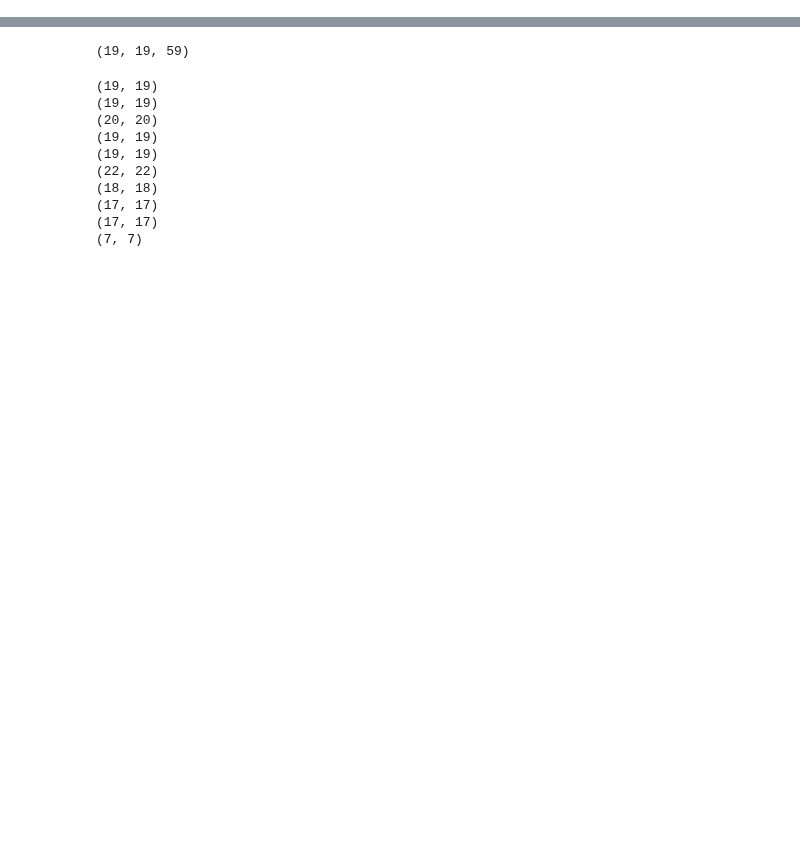
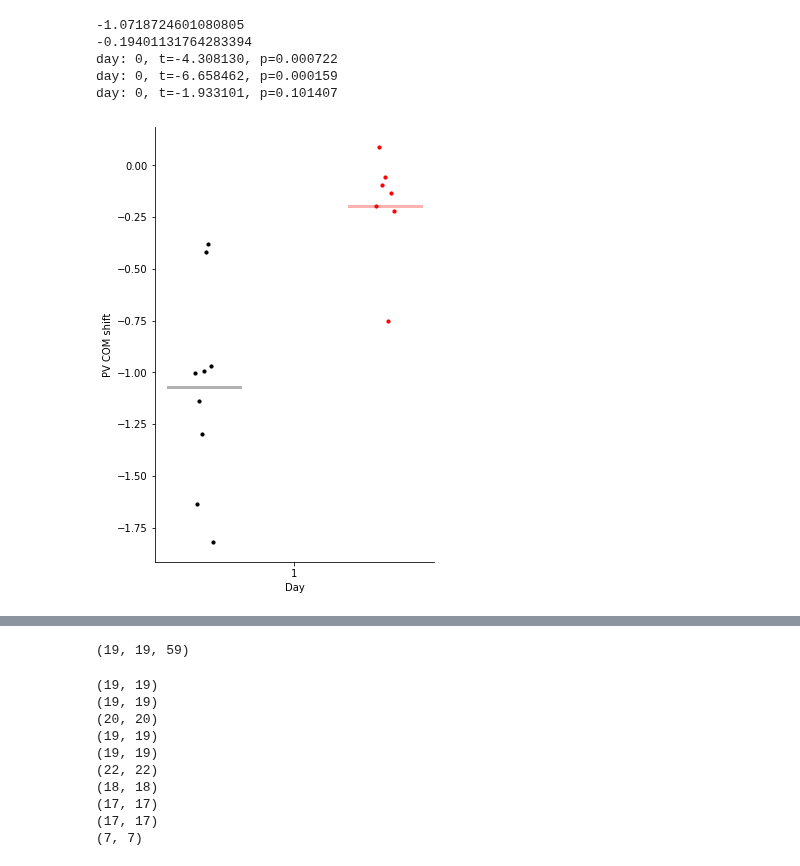
Before and after one commit to GiocomoLab/STX3KO_analyses, a Jupyter notebook: ActiveNotebooks/PVTrialCrossCorr.ipynb, the cells around one changed output, grey strips where cells are left out. Cells and saved outputs as stored; diff of their text form; code cells hidden in the pictures; blank space fills up the shorter version.

```diff
--- a/ActiveNotebooks/PVTrialCrossCorr.ipynb
+++ b/ActiveNotebooks/PVTrialCrossCorr.ipynb
@@ -75,0 +174,38 @@ def cc_com(cc_mat, inds = np.arange(-29,30)):
+# %%
+fig, ax = plt.subplots(figsize=[5,8])
+for day in range(1):
+    ctrl_shift = np.array([-1*res[day]['shift'] for m,res in ctrl_res.items()])
+    print(ctrl_shift.mean())
+    ax.scatter(5*day-.5 + np.linspace(-0.05,0.05, num=len(ctrl_mice)), ctrl_shift, s=10, color='black', alpha = 1)
+    ax.plot(5*day -.5 + np.array([-.2,.2]), ctrl_shift.mean()*np.ones([2,]), color='black', alpha = .3, linewidth=3)
+
+    ko_shift = np.array([-1*res[day]['shift'] for m,res in ko_res.items()])
+    ax.scatter(5*day+.5 + np.linspace(-0.05,0.05, num=len(ko_mice)), ko_shift, s=10, color='red', alpha = 1)
+    ax.plot(5*day + .5 + np.array([-.2,.2]), ko_shift.mean()*np.ones([2,]), color='red', alpha = .3, linewidth=3)
+    print(ko_shift.mean())
+
+    t,p = sp.stats.ttest_ind(ctrl_shift,ko_shift,nan_policy='omit')
+#     t,p = sp.stats.ranksums(ctrl_shift,ko_shift)
+    print("day: %d, t=%f, p=%f" % (day, t, p))
+
+    t_c, p_c = sp.stats.ttest_1samp(ctrl_shift,0)
+    print("day: %d, t=%f, p=%f" % (day, t_c, p_c))
+
+    t_k, p_k = sp.stats.ttest_1samp(ko_shift,0)
+    print("day: %d, t=%f, p=%f" % (day, t_k, p_k))
+
+ax.spines['top'].set_visible(False)
+ax.spines['right'].set_visible(False)
+ax.set_xticks(np.arange(0,1*5,5))
+ax.set_xticklabels([x for x in range(1,2)])
+ax.set_ylabel('PV COM shift')
+ax.set_xlabel('Day')
+
+fig.savefig(os.path.join(figdir, "PV_shift_summary_short.pdf"))
+# %% [output]
+-1.0718724601080805
+-0.19401131764283394
+day: 0, t=-4.308130, p=0.000722
+day: 0, t=-6.658462, p=0.000159
+day: 0, t=-1.933101, p=0.101407
+[figure, added]
```
Also changed, not shown: parts of 15 cells of this notebook, 15 other files.
